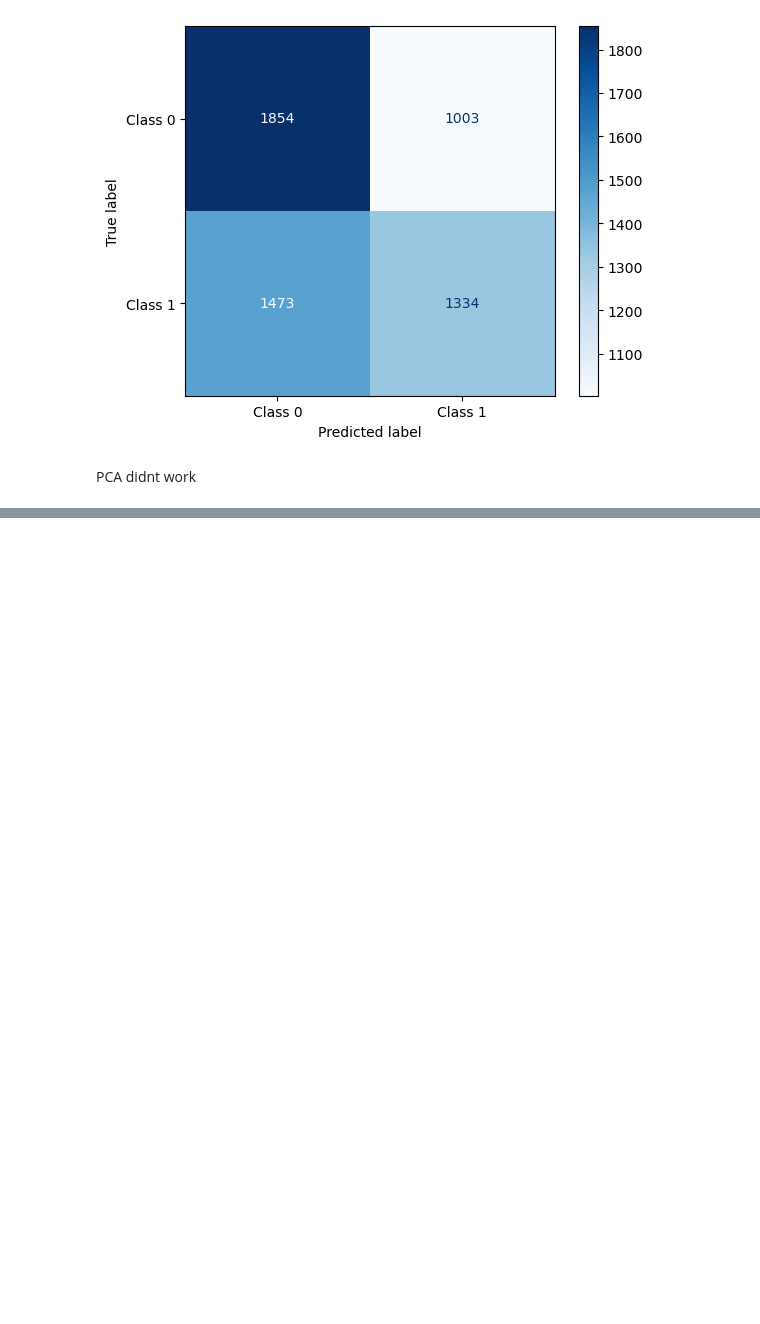
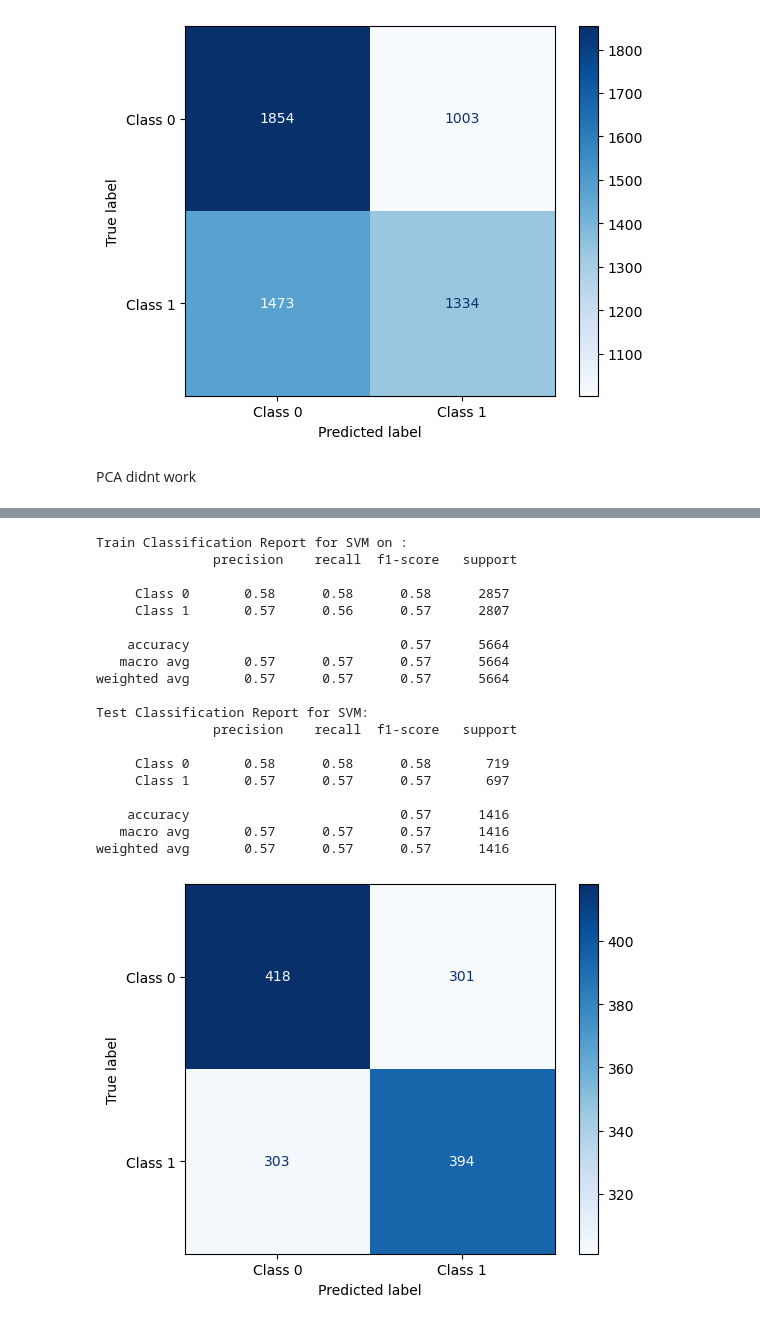
Before and after one commit to A-Rush-R/CS771-Mini-Project, a Jupyter notebook: emoticon/exploratory_data_analysis.ipynb, the cells around one changed output, grey strips where cells are left out. Drawn from its saved outputs; the diff is of its cells as text; code cells hidden in the pictures; blank space fills up the shorter version.

```diff
--- a/emoticon/exploratory_data_analysis.ipynb
+++ b/emoticon/exploratory_data_analysis.ipynb
@@ -137,13 +146,14 @@ y_bow = bow[:, -1]
 ## LOGISTIC REGRESSION
 on non-dimensionally reduced bag of words model
 # %%
-
 # Define features and target
 # Perform train-test split
-X_train_bow, X_test_bow, y_train_bow, y_test_bow = train_test_split(X_bow, y_bow, test_size=0.2, random_state=42)
+X_train_bow, X_test_bow, y_train_bow, y_test_bow = train_test_split(
+    X_bow, y_bow, test_size=0.2, random_state=42
+)
 
 log_reg = LogisticRegression(max_iter=10000)
-log_reg.fit(X_train_bow,y_train_bow)
+log_reg.fit(X_train_bow, y_train_bow)
 
 y_train_pred = log_reg.predict(X_train_bow)
 y_test_pred = log_reg.predict(X_test_bow)
@@ -152,7 +162,9 @@ train_report = get_classification_report(y_train_bow, y_train_pred)
 test_report = get_classification_report(y_test_bow, y_test_pred)
 
 print(test_report)
-plot_confusion_matrix(y_train_bow, y_train_pred, ['Class 0', 'Class 1'], title='Train Confusion Matrix')
+plot_confusion_matrix(
+    y_train_bow, y_train_pred, ["Class 0", "Class 1"], title="Train Confusion Matrix"
+)
 # %% [output]
               precision    recall  f1-score   support
 
@@ -175,17 +187,21 @@ tfidf_vectorizer = TfidfVectorizer(vocabulary=[str(emote) for emote in unique_em
 tfidf_matrix = tfidf_vectorizer.fit_transform(emote_strings)
 
 # Convert to DataFrame for better readability
-tfidf_df = pd.DataFrame(tfidf_matrix.toarray(), columns=tfidf_vectorizer.get_feature_names_out())
-tfidf_df['label'] = edf['label']
+tfidf_df = pd.DataFrame(
+    tfidf_matrix.toarray(), columns=tfidf_vectorizer.get_feature_names_out()
+)
+tfidf_df["label"] = edf["label"]
 
 # Display the TF-IDF DataFrame
 tfidf = tfidf_df.to_numpy()
 X_tf = tfidf[:, :-1]
 y_tf = tfidf[:, -1]
 # %%
-X_train_tf, X_test_tf, y_train_tf, y_test_tf = train_test_split(X_tf, y_tf, test_size=0.2, random_state=42)
+X_train_tf, X_test_tf, y_train_tf, y_test_tf = train_test_split(
+    X_tf, y_tf, test_size=0.2, random_state=42
+)
 
-log_reg.fit(X_train_tf,y_train_tf)
+log_reg.fit(X_train_tf, y_train_tf)
 
 y_train_pred_tf = log_reg.predict(X_train_tf)
 y_test_pred_tf = log_reg.predict(X_test_tf)
@@ -194,7 +210,9 @@ train_report = get_classification_report(y_train_tf, y_train_pred_tf)
 test_report = get_classification_report(y_test_tf, y_test_pred_tf)
 
 print(test_report)
-plot_confusion_matrix(y_train_tf, y_train_pred_tf, ['Class 0', 'Class 1'], title='Train Confusion Matrix')
+plot_confusion_matrix(
+    y_train_tf, y_train_pred_tf, ["Class 0", "Class 1"], title="Train Confusion Matrix"
+)
 # %% [output]
               precision    recall  f1-score   support
 
@@ -311,0 +343,37 @@ Highly skewed distribution
+# %%
+log_reg.fit(X_tr, y_tr)
+
+# Make predictions
+y_pr_tr = log_reg.predict(X_tr)
+y_pr_te = log_reg.predict(X_te)
+
+# Evaluate the model
+train_report_svm = get_classification_report(y_tr, y_pr_tr)
+test_report_svm = get_classification_report(y_te, y_pr_te)
+
+print("Train Classification Report for SVM on :\n", train_report_svm)
+print("Test Classification Report for SVM:\n", test_report_svm)
+plot_confusion_matrix(
+    y_te, y_pr_te, ["Class 0", "Class 1"], title="Train Confusion Matrix"
+)
+# %% [output]
+Train Classification Report for SVM on :
+               precision    recall  f1-score   support
+
+     Class 0       0.58      0.58      0.58      2857
+     Class 1       0.57      0.56      0.57      2807
+
+    accuracy                           0.57      5664
+   macro avg       0.57      0.57      0.57      5664
+weighted avg       0.57      0.57      0.57      5664
+
+Test Classification Report for SVM:
+               precision    recall  f1-score   support
+
+     Class 0       0.58      0.58      0.58       719
+     Class 1       0.57      0.57      0.57       697
+
+    accuracy                           0.57      1416
+   macro avg       0.57      0.57      0.57      1416
+weighted avg       0.57      0.57      0.57      1416
+[figure, added]
```
Also changed, not shown: parts of 8 cells of this notebook.
